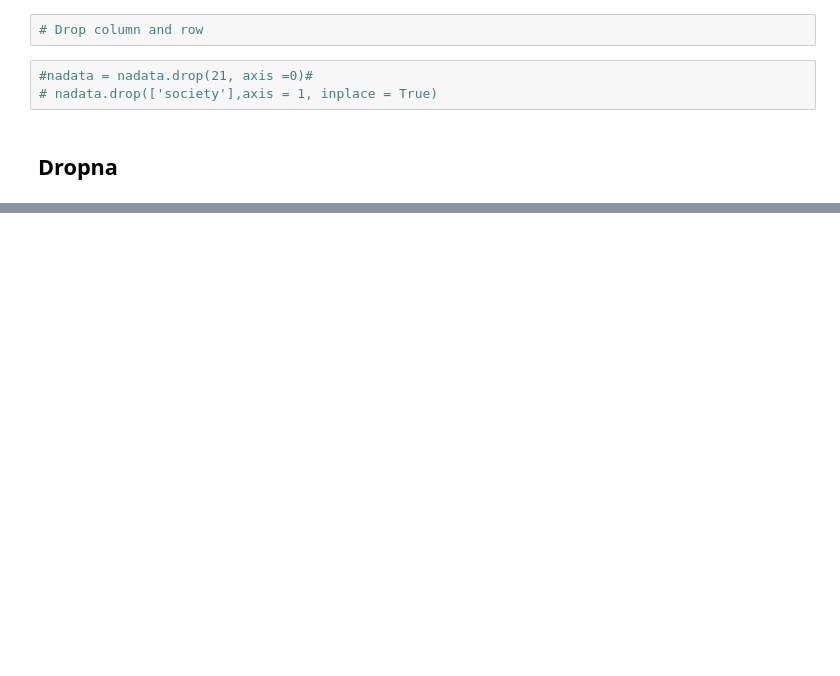
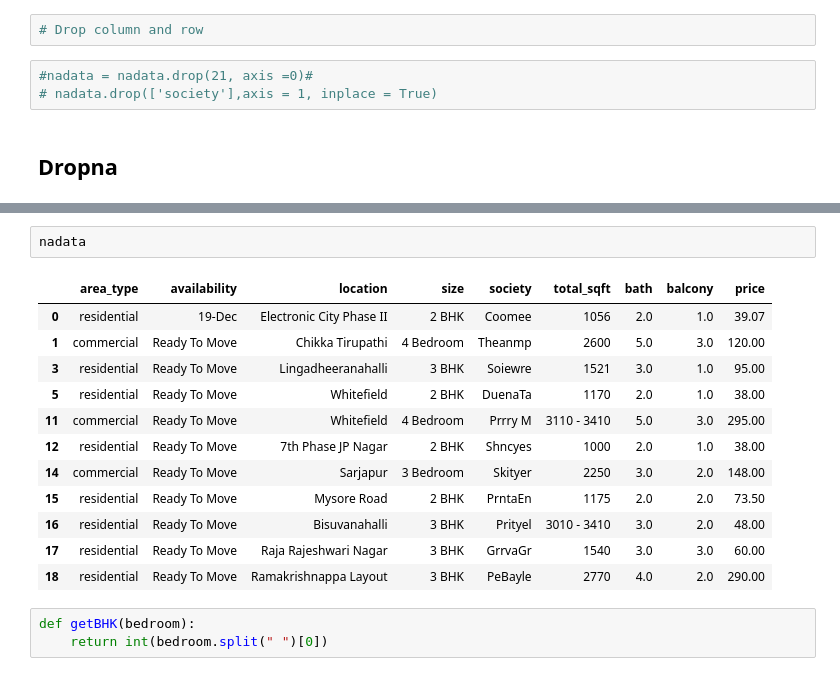
Before and after one commit to tauovir/Materials, a Jupyter notebook: Python Session/project_demo/source_script/cls/jupy/pandas-2.ipynb, the cells around one changed output, grey strips where cells are left out. Drawn from its saved outputs; the diff is of its cells as text; blank space fills up the shorter version.

```diff
--- a/Python Session/project_demo/source_script/cls/jupy/pandas-2.ipynb
+++ b/Python Session/project_demo/source_script/cls/jupy/pandas-2.ipynb
@@ -203,0 +295,18 @@ nadata
+# %%
+nadata
+# %% [output]
+|  | area_type | availability | location | size | society | total_sqft | bath | balcony | price |
+| 0 | residential | 19-Dec | Electronic City Phase II | 2 BHK | Coomee | 1056 | 2.0 | 1.0 | 39.07 |
+| 1 | commercial | Ready To Move | Chikka Tirupathi | 4 Bedroom | Theanmp | 2600 | 5.0 | 3.0 | 120.00 |
+| 3 | residential | Ready To Move | Lingadheeranahalli | 3 BHK | Soiewre | 1521 | 3.0 | 1.0 | 95.00 |
+| 5 | residential | Ready To Move | Whitefield | 2 BHK | DuenaTa | 1170 | 2.0 | 1.0 | 38.00 |
+| 11 | commercial | Ready To Move | Whitefield | 4 Bedroom | Prrry M | 3110 - 3410 | 5.0 | 3.0 | 295.00 |
+| 12 | residential | Ready To Move | 7th Phase JP Nagar | 2 BHK | Shncyes | 1000 | 2.0 | 1.0 | 38.00 |
+| 14 | commercial | Ready To Move | Sarjapur | 3 Bedroom | Skityer | 2250 | 3.0 | 2.0 | 148.00 |
+| 15 | residential | Ready To Move | Mysore Road | 2 BHK | PrntaEn | 1175 | 2.0 | 2.0 | 73.50 |
+| 16 | residential | Ready To Move | Bisuvanahalli | 3 BHK | Prityel | 3010 - 3410 | 3.0 | 2.0 | 48.00 |
+| 17 | residential | Ready To Move | Raja Rajeshwari Nagar | 3 BHK | GrrvaGr | 1540 | 3.0 | 3.0 | 60.00 |
+| 18 | residential | Ready To Move | Ramakrishnappa Layout | 3 BHK | PeBayle | 2770 | 4.0 | 2.0 | 290.00 |
+# %%
+def getBHK(bedroom):
+    return int(bedroom.split(" ")[0])
```
Also changed, not shown: parts of 24 cells of this notebook, 7 other files.
